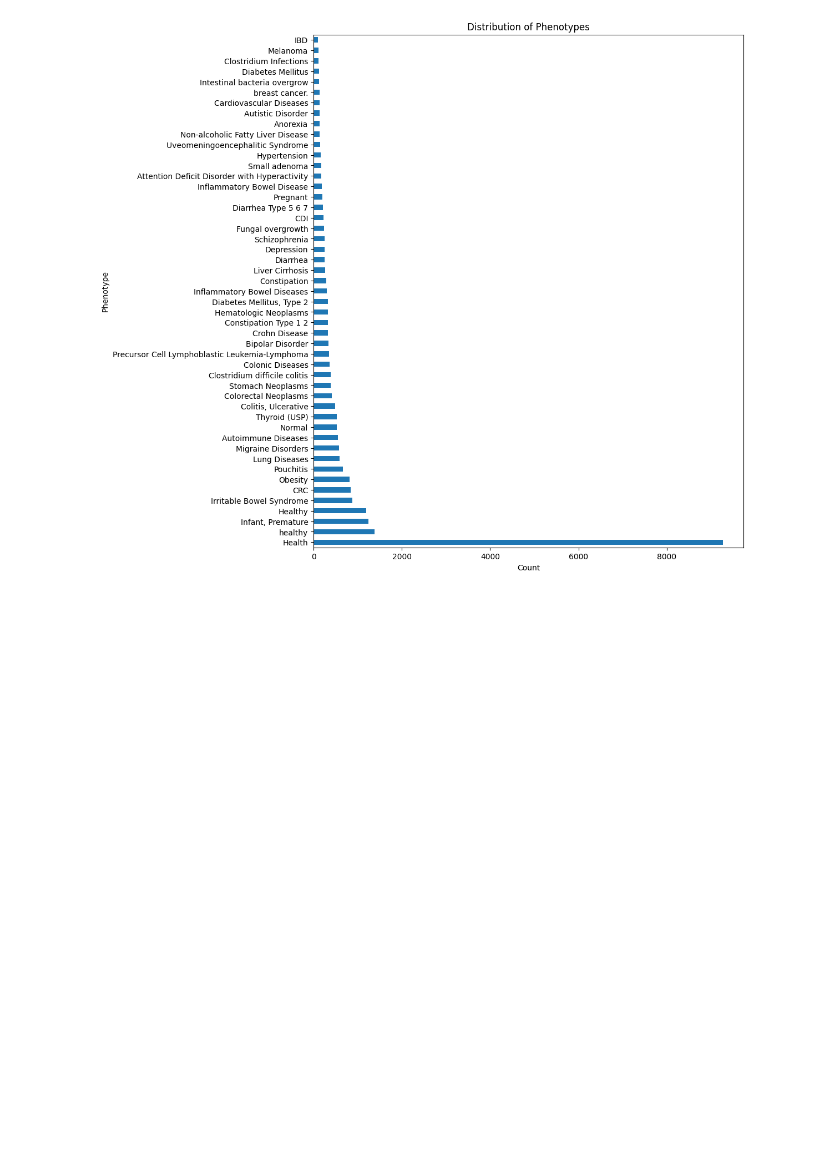
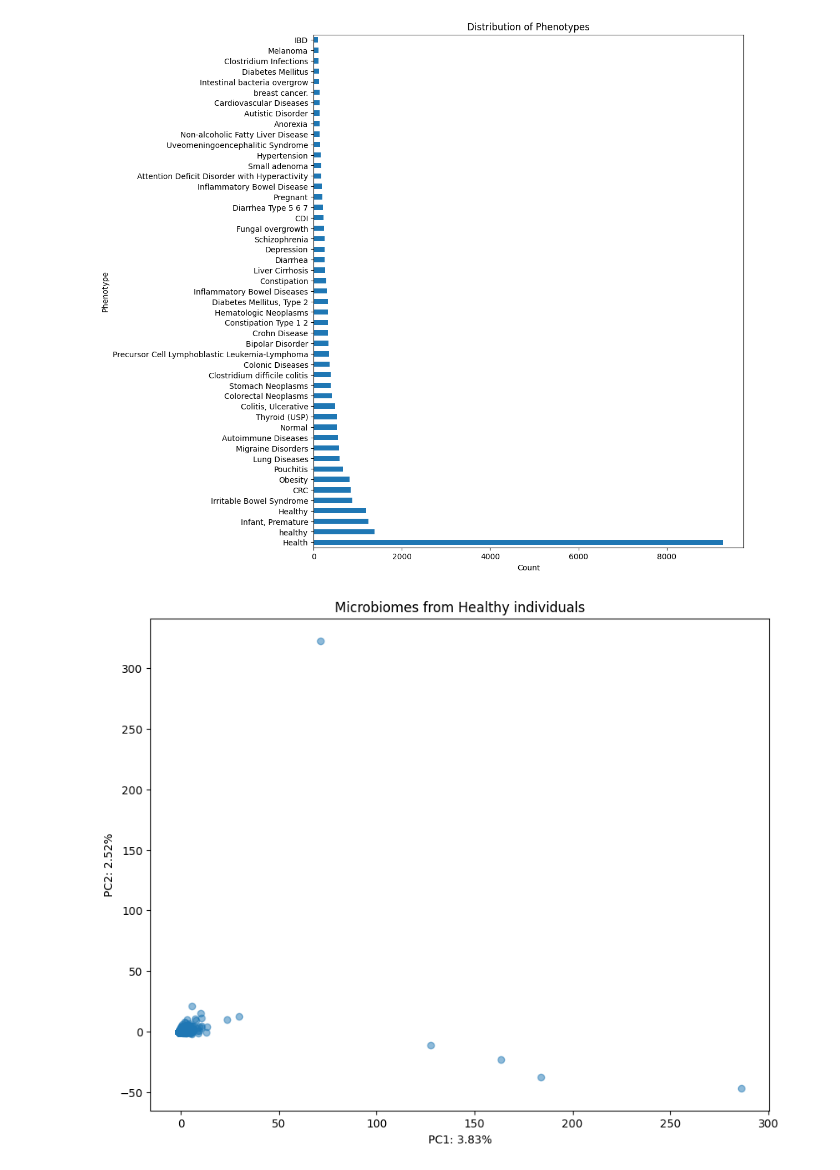
Before and after one commit to manuelgug/ML_disease_prediction_microbiome, a Jupyter notebook: MIcrobiome_x_Health_ML.ipynb, the cells around one changed output. Drawn from its saved outputs; the diff is of its cells as text; code cells hidden in the pictures; blank space fills up the shorter version.

```diff
--- a/MIcrobiome_x_Health_ML.ipynb
+++ b/MIcrobiome_x_Health_ML.ipynb
@@ -129,0 +130,43 @@ plt.show()
+# %%
+#extract uids from healthy individuals
+
+healthy_uids = metadata_df.loc[metadata_df["phenotype"] == "Healthy", "uid"]
+pivoted_df_Healthy = pivoted_df.loc[healthy_uids]
+
+pivoted_df_Healthy = pivoted_df_Healthy.iloc[:, 1:] #remove unknown column
+# %%
+import pandas as pd
+from sklearn.decomposition import PCA
+from sklearn.preprocessing import StandardScaler
+import matplotlib.pyplot as plt
+
+# Assuming pivoted_df_Healthy is your DataFrame
+# Convert column names to strings
+pivoted_df_Healthy.columns = pivoted_df_Healthy.columns.astype(str)
+
+# Standardize data
+scaler = StandardScaler()
+pivoted_df_Healthy_standardized = scaler.fit_transform(pivoted_df_Healthy)
+
+# Perform PCA
+pca = PCA(n_components =2)
+pca_result = pca.fit_transform(pivoted_df_Healthy_standardized)
+
+# Create a DataFrame with standardized PCA results
+pca_df = pd.DataFrame(data=pca_result, columns=['PC1', 'PC2'])
+
+# Scatter plot of standardized PCA results
+plt.figure(figsize=(10, 8))
+
+# Show the percentage of variation explained by each PC
+explained_var_ratio = pca.explained_variance_ratio_
+plt.title(f'Microbiomes from Healthy individuals')
+plt.xlabel(f'PC1: {explained_var_ratio[0]*100:.2f}%')
+plt.ylabel(f'PC2: {explained_var_ratio[1]*100:.2f}%')
+
+# Scatter plot of standardized PCA results
+plt.scatter(pca_df['PC1'], pca_df['PC2'], alpha=0.5)
+
+plt.show()
+# %% [output]
+[figure, added]
```
Also changed, not shown: parts of 12 cells of this notebook.
